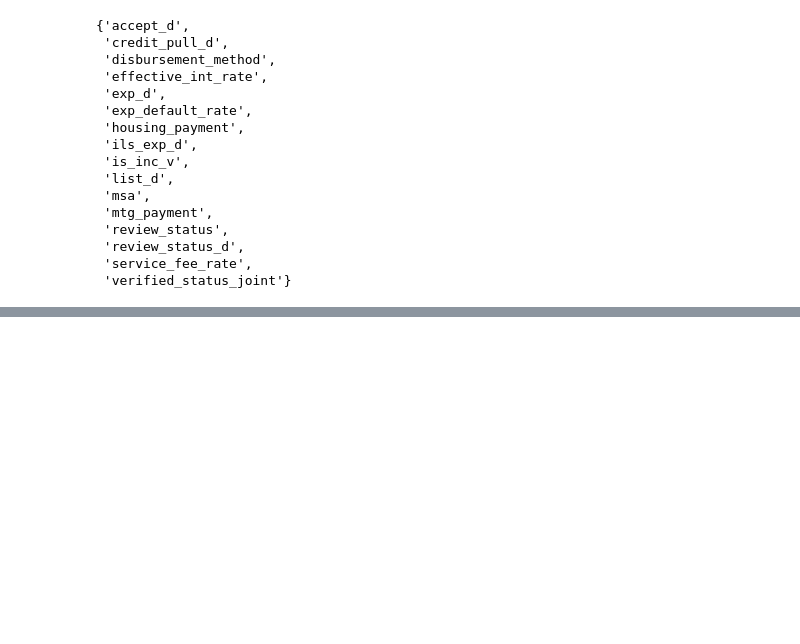
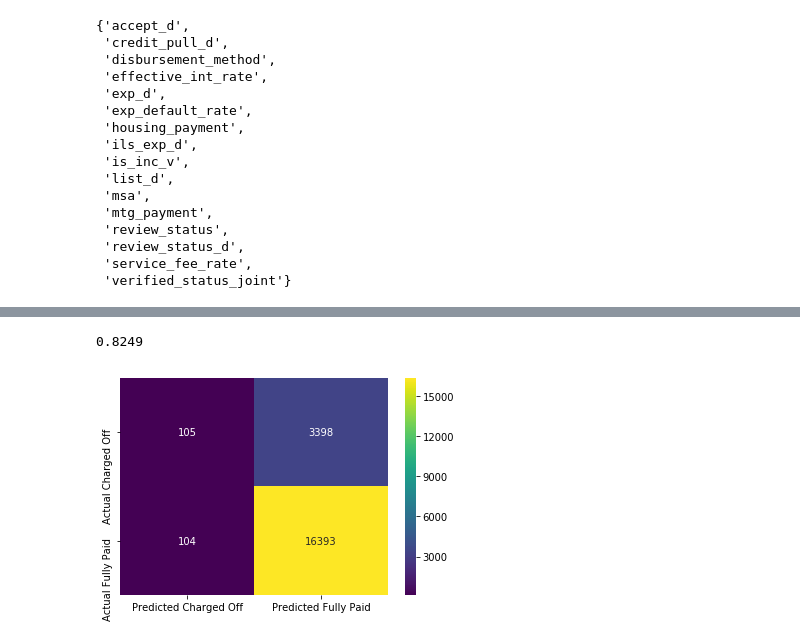
Before and after one commit to LambdaSchool/DS-Unit-2-Classification-2, a Jupyter notebook: Nicolae_Dubenco_class_imbalance_roc_auc.ipynb, the cells around one changed output, grey strips where cells are left out. Drawn from its saved outputs; the diff is of its cells as text; code cells hidden in the pictures; blank space fills up the shorter version.

```diff
--- a/Nicolae_Dubenco_class_imbalance_roc_auc.ipynb
+++ b/Nicolae_Dubenco_class_imbalance_roc_auc.ipynb
@@ -176,0 +294,3 @@ just_current
+# %%
+many_nulls = null_counts[:73].index
+print(list(many_nulls))
@@ -176,0 +353,15 @@ just_current
+# %%
+X_train = wrangle(X_train)
+X_val = wrangle(X_val)
+X_test = wrangle(X_test)
+# %%
+%%time
+import category_encoders as ce
+from sklearn.ensemble import RandomForestClassifier
+from sklearn.pipeline import make_pipeline
+
+pipeline = make_pipeline(
+    ce.OrdinalEncoder(),
+    RandomForestClassifier(n_estimators = 100, n_jobs=-1, random_state=42))
+
+pipeline.fit(X_train, y_train)
@@ -176,0 +371,11 @@ just_current
+# %%
+# get accuracy score for model
+y_pred = pipeline.predict(X_val)
+accuracy_score(y_val, y_pred)
+# %% [output]
+0.8249
+# %%
+#get confusion matrix for model
+plot_confusion_matrix(y_val, y_pred);
+# %% [output]
+[figure, added]
```
Also changed, not shown: parts of 24 cells of this notebook.
